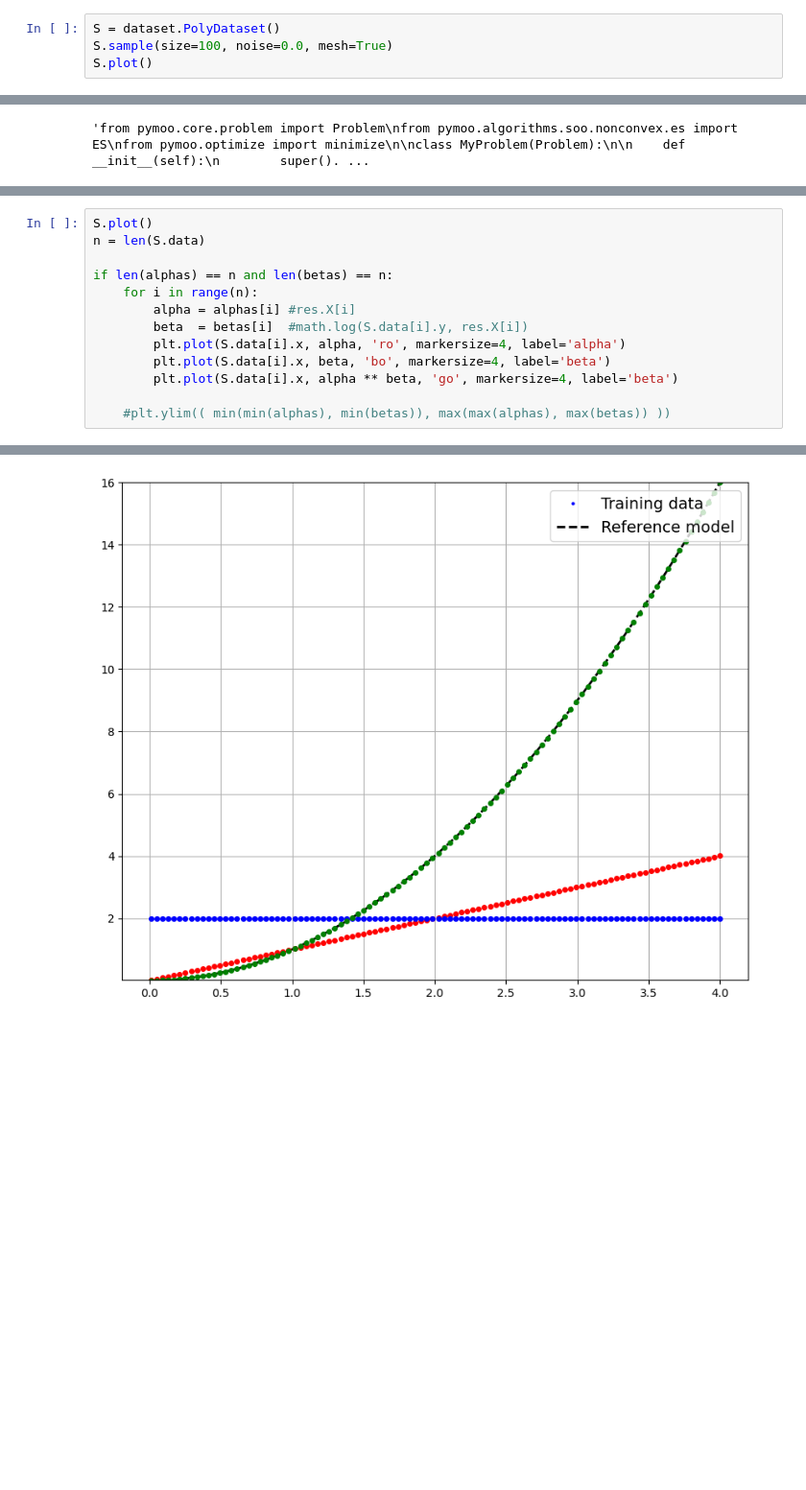
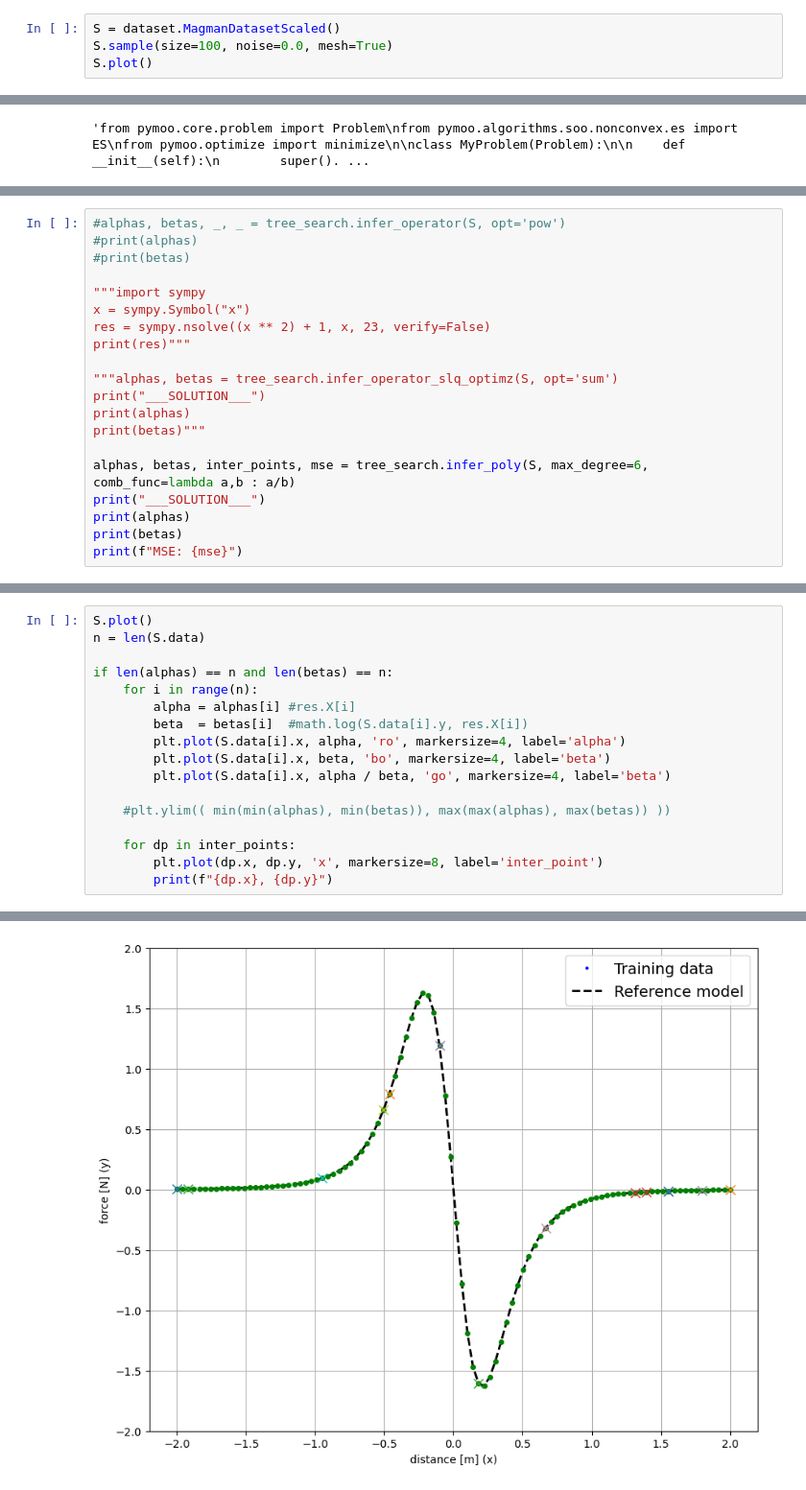
Before and after one commit to AgostinoRizzo/genpro, a Jupyter notebook: tree-search.ipynb, the cells around one changed output, grey strips where cells are left out. Shown at 96% size. Cells and saved outputs as stored; diff of their text form; blank space fills up the shorter version.

Commit message:
Infer polynomials solving a system.

```diff
--- a/tree-search.ipynb
+++ b/tree-search.ipynb
@@ -3,7 +3,7 @@ import dataset
 import matplotlib.pyplot as plt
 import tree_search
 # %%
-S = dataset.PolyDataset()
+S = dataset.MagmanDatasetScaled()
 S.sample(size=100, noise=0.0, mesh=True)
 S.plot()
 # %% [output]
@@ -58,0 +52,20 @@ print(betas)
+# %%
+#alphas, betas, _, _ = tree_search.infer_operator(S, opt='pow')
+#print(alphas)
+#print(betas)
+
+"""import sympy
+x = sympy.Symbol("x")
+res = sympy.nsolve((x ** 2) + 1, x, 23, verify=False)
+print(res)"""
+
+"""alphas, betas = tree_search.infer_operator_slq_optimz(S, opt='sum')
+print("___SOLUTION___")
+print(alphas)
+print(betas)"""
+
+alphas, betas, inter_points, mse = tree_search.infer_poly(S, max_degree=6, comb_func=lambda a,b : a/b)
+print("___SOLUTION___")
+print(alphas)
+print(betas)
+print(f"MSE: {mse}")
@@ -66,7 +90,11 @@ if len(alphas) == n and len(betas) == n:
         beta  = betas[i]  #math.log(S.data[i].y, res.X[i])
         plt.plot(S.data[i].x, alpha, 'ro', markersize=4, label='alpha')
         plt.plot(S.data[i].x, beta, 'bo', markersize=4, label='beta')
-        plt.plot(S.data[i].x, alpha ** beta, 'go', markersize=4, label='beta')
+        plt.plot(S.data[i].x, alpha / beta, 'go', markersize=4, label='beta')
 
     #plt.ylim(( min(min(alphas), min(betas)), max(max(alphas), max(betas)) ))
+
+    for dp in inter_points:
+        plt.plot(dp.x, dp.y, 'x', markersize=8, label='inter_point')
+        print(f"{dp.x}, {dp.y}")
 # %% [output]
@@ -73 +115 @@ if len(alphas) == n and len(betas) == n:
-[figure, old version]
+[figure, new version]
```
Also changed, not shown: parts of 5 cells of this notebook, 2 other files.
